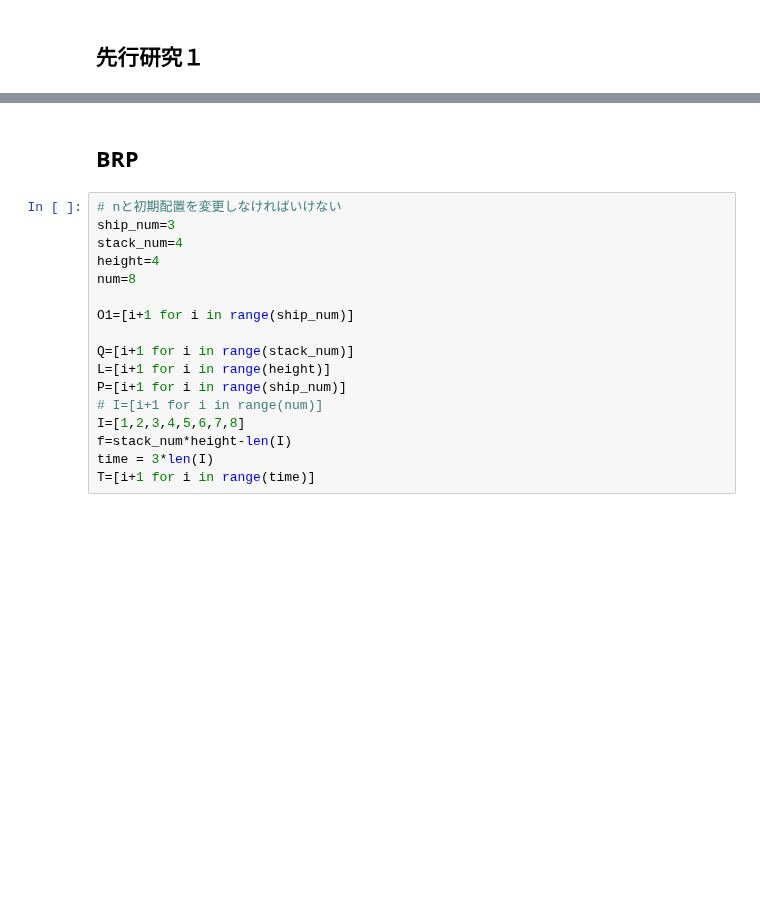
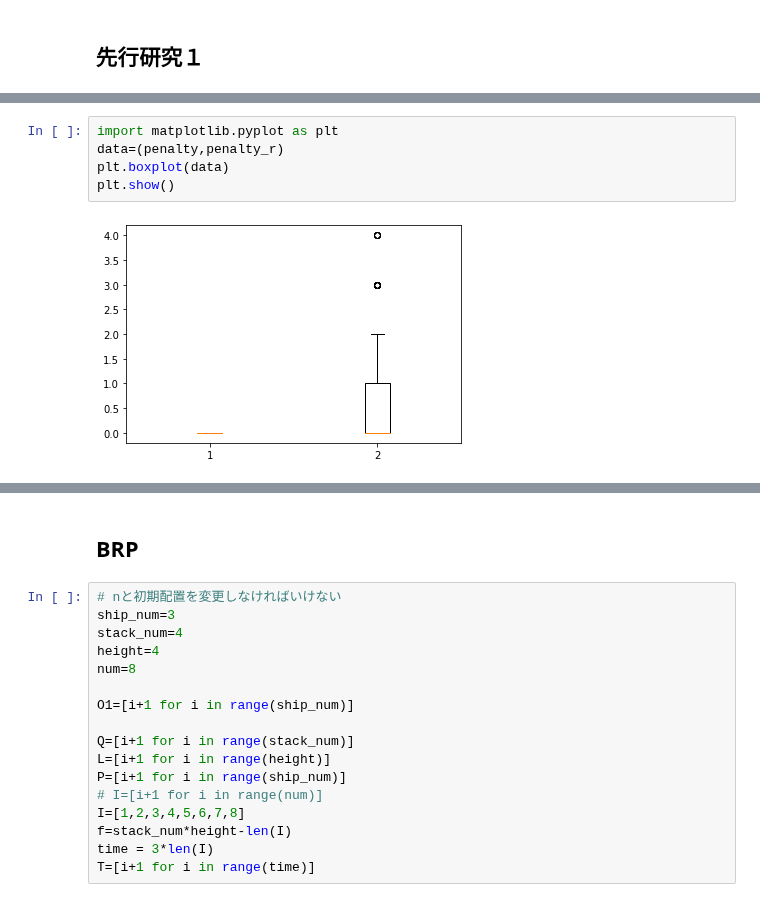
Before and after one commit to ikumadaiki/CPMP, a Jupyter notebook: compare.ipynb, the cells around one changed output, grey strips where cells are left out. Drawn from its saved outputs; the diff is of its cells as text; blank space fills up the shorter version.

```diff
--- a/compare.ipynb
+++ b/compare.ipynb
@@ -366,3 +369,10 @@ Presolve removed 0 rows and 12 columns
+# %%
+import matplotlib.pyplot as plt
+data=(penalty,penalty_r)
+plt.boxplot(data)
+plt.show()
+# %% [output]
+[figure, added]
 # %%
 ship_num=12
 stack_num=6
```
Also changed, not shown: parts of 10 cells of this notebook.
